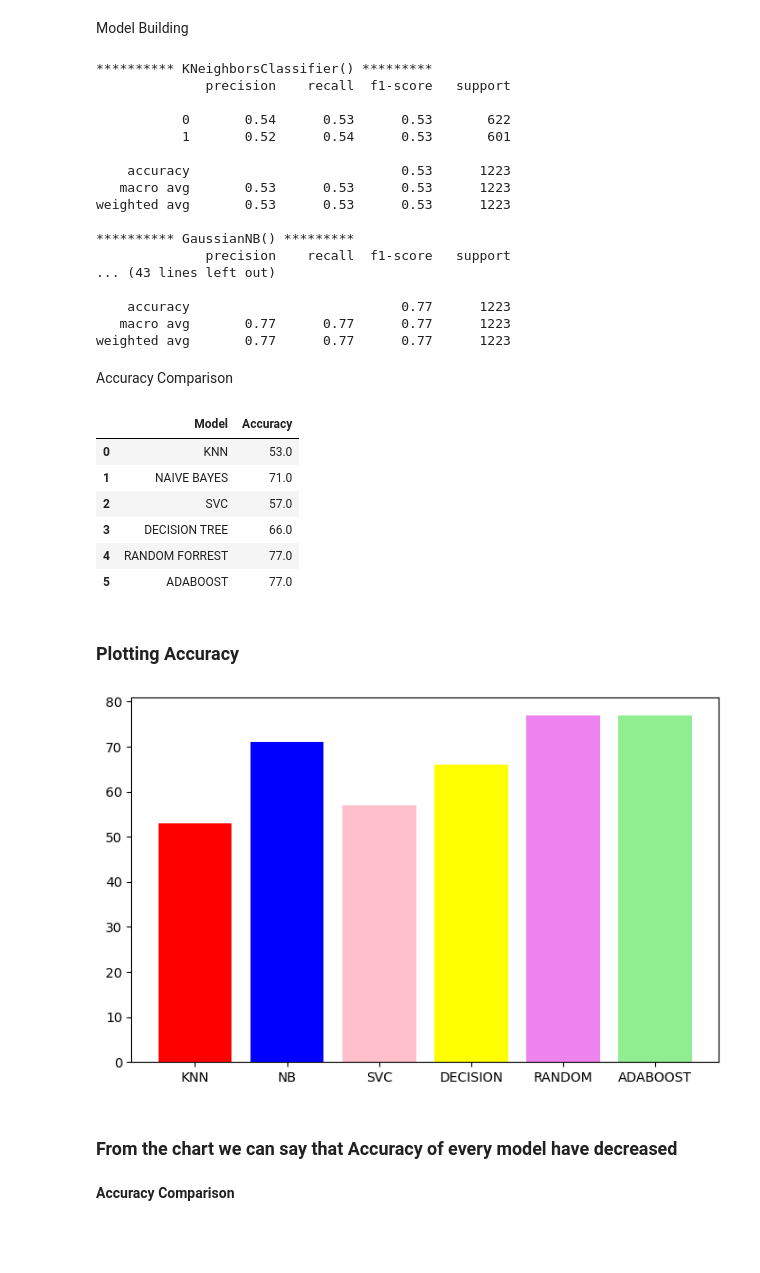
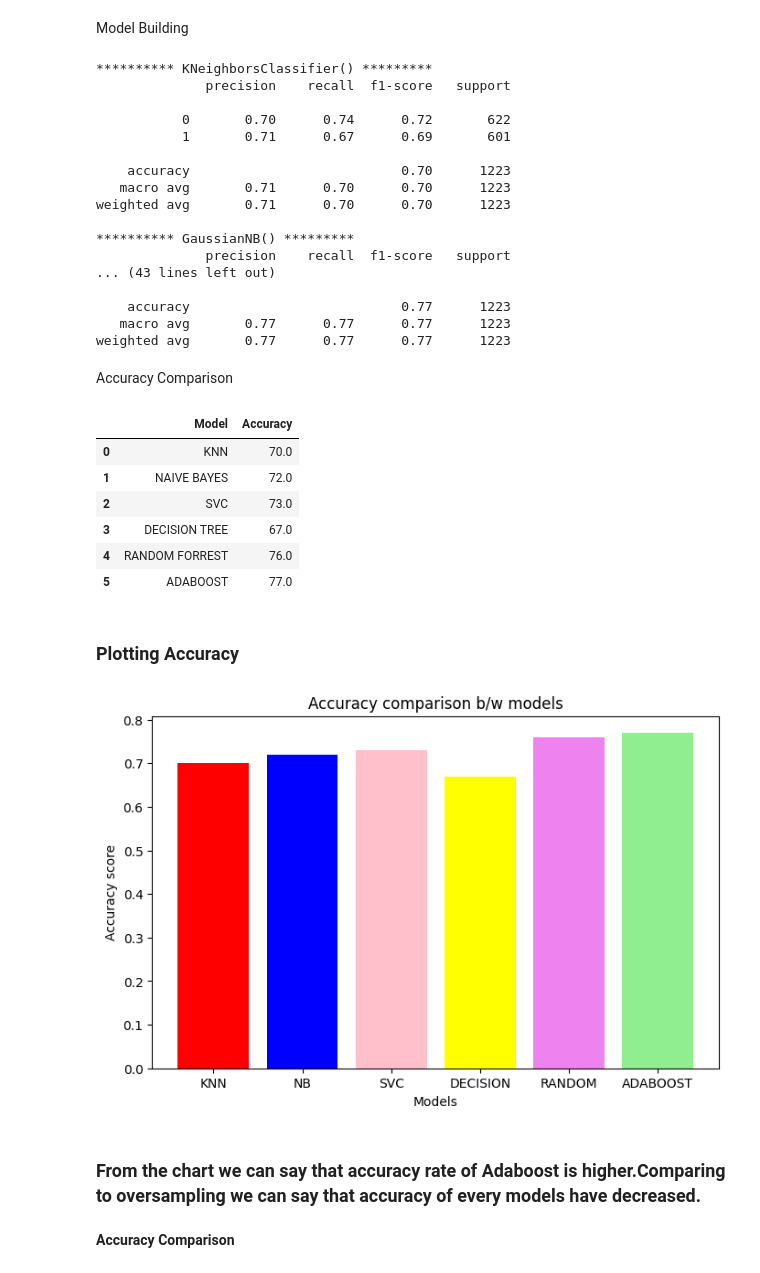
Before and after one commit to PranavDscientist/Bank-customer-churn-prediction, a Jupyter notebook: Bank_Customer_Churn_Prediction.ipynb, the cells around one changed output. Saved outputs shown, nothing was run; the diff lists cells and outputs as text; code cells hidden in the pictures; blank space fills up the shorter version.

```diff
--- a/Bank_Customer_Churn_Prediction.ipynb
+++ b/Bank_Customer_Churn_Prediction.ipynb
@@ -630,19 +651,19 @@ ad2=AdaBoostClassifier()
 lst=[knn2,nb2,svc2,dt2,rf2,ad2]
 for i in lst:
   print('**********',i,'*********')
-  i.fit(X_train,y_train)
-  y_pred=i.predict(X_test)
-  print(classification_report(y_test,y_pred))
+  i.fit(X_train_us,y_train_us)
+  y_pred_us=i.predict(X_test_us)
+  print(classification_report(y_test_us,y_pred_us))
 # %% [output]
 ********** KNeighborsClassifier() *********
               precision    recall  f1-score   support
 
-           0       0.54      0.53      0.53       622
-           1       0.52      0.54      0.53       601
+           0       0.70      0.74      0.72       622
+           1       0.71      0.67      0.69       601
 
-    accuracy                           0.53      1223
-   macro avg       0.53      0.53      0.53      1223
-weighted avg       0.53      0.53      0.53      1223
+    accuracy                           0.70      1223
+   macro avg       0.71      0.70      0.70      1223
+weighted avg       0.71      0.70      0.70      1223
 
 ********** GaussianNB() *********
               precision    recall  f1-score   support
@@ -654,29 +675,32 @@ weighted avg       0.77      0.77      0.77      1223
 # %% [markdown]
 Accuracy Comparison
 # %%
-df=pd.DataFrame({'Model':['KNN','NAIVE BAYES','SVC','DECISION TREE','RANDOM FORREST','ADABOOST'],'Accuracy':[0.53 ,0.71,0.57,0.66,0.77,0.77]})
+df=pd.DataFrame({'Model':['KNN','NAIVE BAYES','SVC','DECISION TREE','RANDOM FORREST','ADABOOST'],'Accuracy':[0.70,0.72,0.73,0.67,0.76,0.77]})
 df['Accuracy']=df['Accuracy']*100
 df
 # %% [output]
 |  | Model | Accuracy |
-| 0 | KNN | 53.0 |
-| 1 | NAIVE BAYES | 71.0 |
-| 2 | SVC | 57.0 |
-| 3 | DECISION TREE | 66.0 |
-| 4 | RANDOM FORREST | 77.0 |
+| 0 | KNN | 70.0 |
+| 1 | NAIVE BAYES | 72.0 |
+| 2 | SVC | 73.0 |
+| 3 | DECISION TREE | 67.0 |
+| 4 | RANDOM FORREST | 76.0 |
 | 5 | ADABOOST | 77.0 |
 # %% [markdown]
 ### Plotting Accuracy
 # %%
 plt.figure(figsize=(8,5))
 Models=['KNN','NB','SVC','DECISION','RANDOM','ADABOOST']
-Accuracy=[53.0 ,71.0,57.0,66.0,77.0,77.0]
+Accuracy=[0.70,0.72,0.73,0.67,0.76,0.77]
+plt.title('Accuracy comparison b/w models')
+plt.xlabel('Models')
+plt.ylabel('Accuracy score')
 plt.bar(Models,Accuracy,color=['red','blue','pink','yellow','violet','lightgreen'])
 plt.show()
 # %% [output]
-[figure, old version]
+[figure, new version]
 # %% [markdown]
-### From the chart we can say that Accuracy of every model have decreased
+### From the chart we can say that accuracy rate of Adaboost is higher.Comparing to oversampling we can say that accuracy of every models have decreased.
 # %% [markdown]
 **Accuracy Comparison**
 # %%
```
Also changed, not shown: parts of 30 cells of this notebook.
